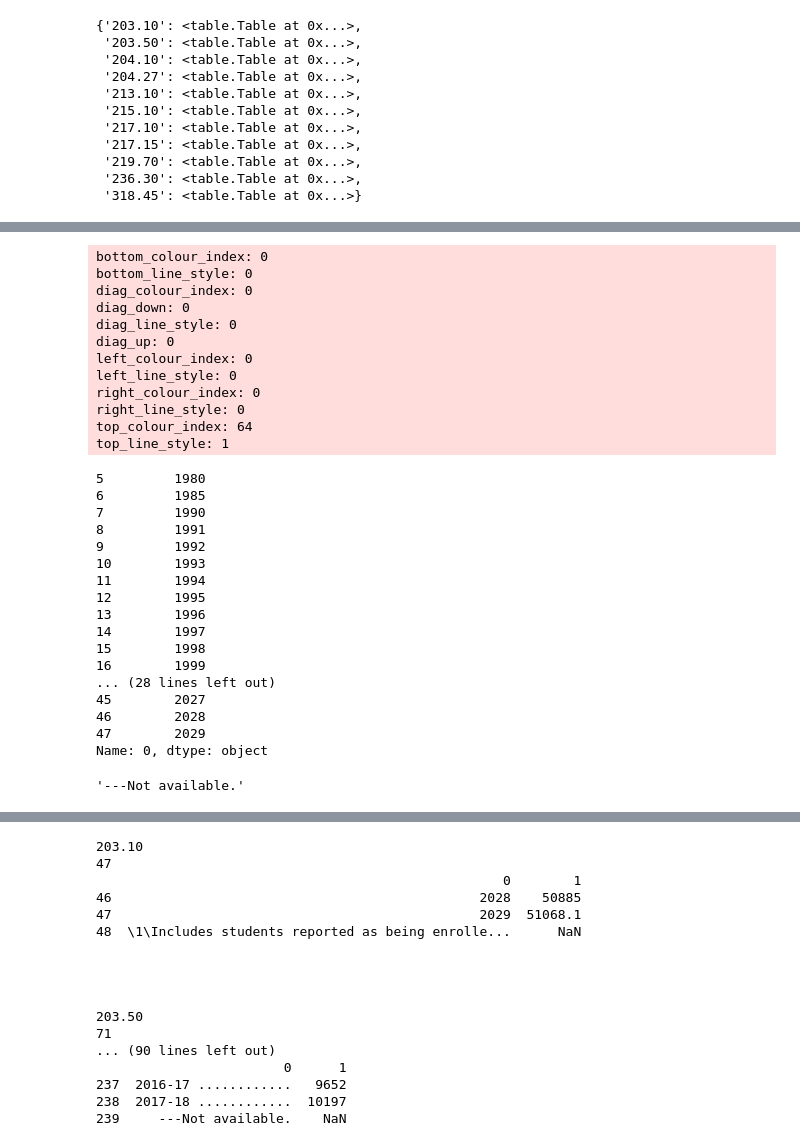
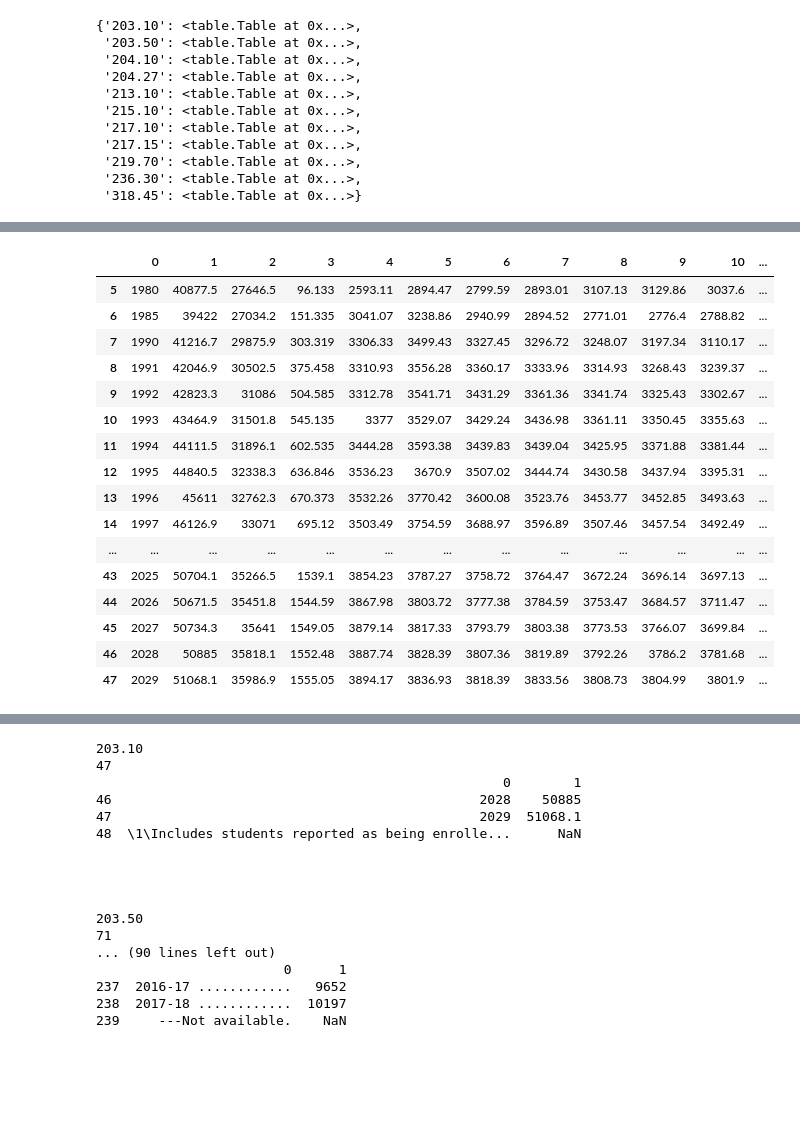
Before and after one commit to toltman/table_scraping, a Jupyter notebook: Table Scraping 3.ipynb, the cells around one changed output, grey strips where cells are left out. Saved outputs shown, nothing was run; the diff lists cells and outputs as text; code cells hidden in the pictures; blank space fills up the shorter version.

```diff
--- a/Table Scraping 3.ipynb
+++ b/Table Scraping 3.ipynb
@@ -113,36 +32,21 @@ top_line_style: 0
-# %%
-tab.book.xf_list[tab.sheet.cell_xf_index(48,0)].border.dump()
-# %% [output]
-bottom_colour_index: 0
-bottom_line_style: 0
-diag_colour_index: 0
-diag_down: 0
-diag_line_style: 0
-diag_up: 0
-left_colour_index: 0
-left_line_style: 0
-right_colour_index: 0
-right_line_style: 0
-top_colour_index: 64
-top_line_style: 1
 # %%
-idx = tab.raw_df.iloc[tab.header_lines+1:48, 0]
+idx = tab.raw_df.iloc[tab.header_lines+1:tab.end_row+1, :]
 idx
 # %% [output]
-5         1980
-6         1985
-7         1990
-8         1991
-9         1992
-10        1993
-11        1994
-12        1995
-13        1996
-14        1997
-15        1998
-16        1999
-... (28 lines left out)
-45        2027
-46        2028
-47        2029
-Name: 0, dtype: object
+|  | 0 | 1 | 2 | 3 | 4 | 5 | 6 | 7 | 8 | 9 | 10 | ... |
+| 5 | 1980 | 40877.5 | 27646.5 | 96.133 | 2593.11 | 2894.47 | 2799.59 | 2893.01 | 3107.13 | 3129.86 | 3037.6 | ... |
+| 6 | 1985 | 39422 | 27034.2 | 151.335 | 3041.07 | 3238.86 | 2940.99 | 2894.52 | 2771.01 | 2776.4 | 2788.82 | ... |
+| 7 | 1990 | 41216.7 | 29875.9 | 303.319 | 3306.33 | 3499.43 | 3327.45 | 3296.72 | 3248.07 | 3197.34 | 3110.17 | ... |
+| 8 | 1991 | 42046.9 | 30502.5 | 375.458 | 3310.93 | 3556.28 | 3360.17 | 3333.96 | 3314.93 | 3268.43 | 3239.37 | ... |
+| 9 | 1992 | 42823.3 | 31086 | 504.585 | 3312.78 | 3541.71 | 3431.29 | 3361.36 | 3341.74 | 3325.43 | 3302.67 | ... |
+| 10 | 1993 | 43464.9 | 31501.8 | 545.135 | 3377 | 3529.07 | 3429.24 | 3436.98 | 3361.11 | 3350.45 | 3355.63 | ... |
+| 11 | 1994 | 44111.5 | 31896.1 | 602.535 | 3444.28 | 3593.38 | 3439.83 | 3439.04 | 3425.95 | 3371.88 | 3381.44 | ... |
+| 12 | 1995 | 44840.5 | 32338.3 | 636.846 | 3536.23 | 3670.9 | 3507.02 | 3444.74 | 3430.58 | 3437.94 | 3395.31 | ... |
+| 13 | 1996 | 45611 | 32762.3 | 670.373 | 3532.26 | 3770.42 | 3600.08 | 3523.76 | 3453.77 | 3452.85 | 3493.63 | ... |
+| 14 | 1997 | 46126.9 | 33071 | 695.12 | 3503.49 | 3754.59 | 3688.97 | 3596.89 | 3507.46 | 3457.54 | 3492.49 | ... |
+| ... | ... | ... | ... | ... | ... | ... | ... | ... | ... | ... | ... | ... |
+| 43 | 2025 | 50704.1 | 35266.5 | 1539.1 | 3854.23 | 3787.27 | 3758.72 | 3764.47 | 3672.24 | 3696.14 | 3697.13 | ... |
+| 44 | 2026 | 50671.5 | 35451.8 | 1544.59 | 3867.98 | 3803.72 | 3777.38 | 3784.59 | 3753.47 | 3684.57 | 3711.47 | ... |
+| 45 | 2027 | 50734.3 | 35641 | 1549.05 | 3879.14 | 3817.33 | 3793.79 | 3803.38 | 3773.53 | 3766.07 | 3699.84 | ... |
+| 46 | 2028 | 50885 | 35818.1 | 1552.48 | 3887.74 | 3828.39 | 3807.36 | 3819.89 | 3792.26 | 3786.2 | 3781.68 | ... |
+| 47 | 2029 | 51068.1 | 35986.9 | 1555.05 | 3894.17 | 3836.93 | 3818.39 | 3833.56 | 3808.73 | 3804.99 | 3801.9 | ... |
@@ -151,4 +52,0 @@ tab2 = tables["203.50"]
-# %%
-tab2.sheet.cell_value(72,0)
-# %% [output]
-'---Not available.'
```
Also changed, not shown: parts of 14 cells of this notebook, 2 other files.
